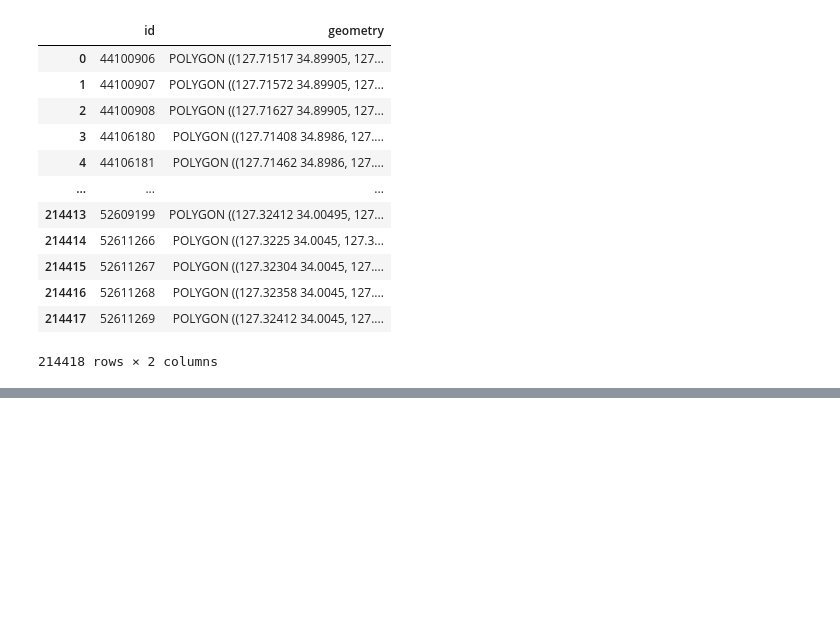
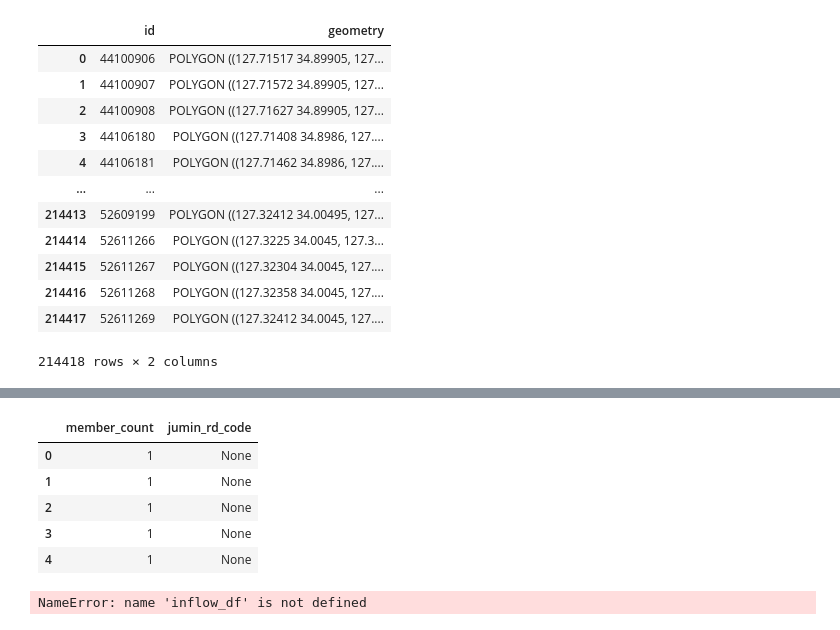
Before and after one commit to KnellBalm/yeosu, a Jupyter notebook: preproc.ipynb, the cells around one changed output, grey strips where cells are left out. Cells and saved outputs as stored; diff of their text form; code cells hidden in the pictures; blank space fills up the shorter version.

```diff
--- a/preproc.ipynb
+++ b/preproc.ipynb
@@ -408,0 +454,13 @@ df
+# %%
+house_df.head()
+# %% [output]
+|  | member_count | jumin_rd_code |
+| 0 | 1 | None |
+| 1 | 1 | None |
+| 2 | 1 | None |
+| 3 | 1 | None |
+| 4 | 1 | None |
+# %%
+inflow_df.head()
+# %% [output]
+NameError: name 'inflow_df' is not defined
```
Also changed, not shown: parts of 18 cells of this notebook, 10 other files.
